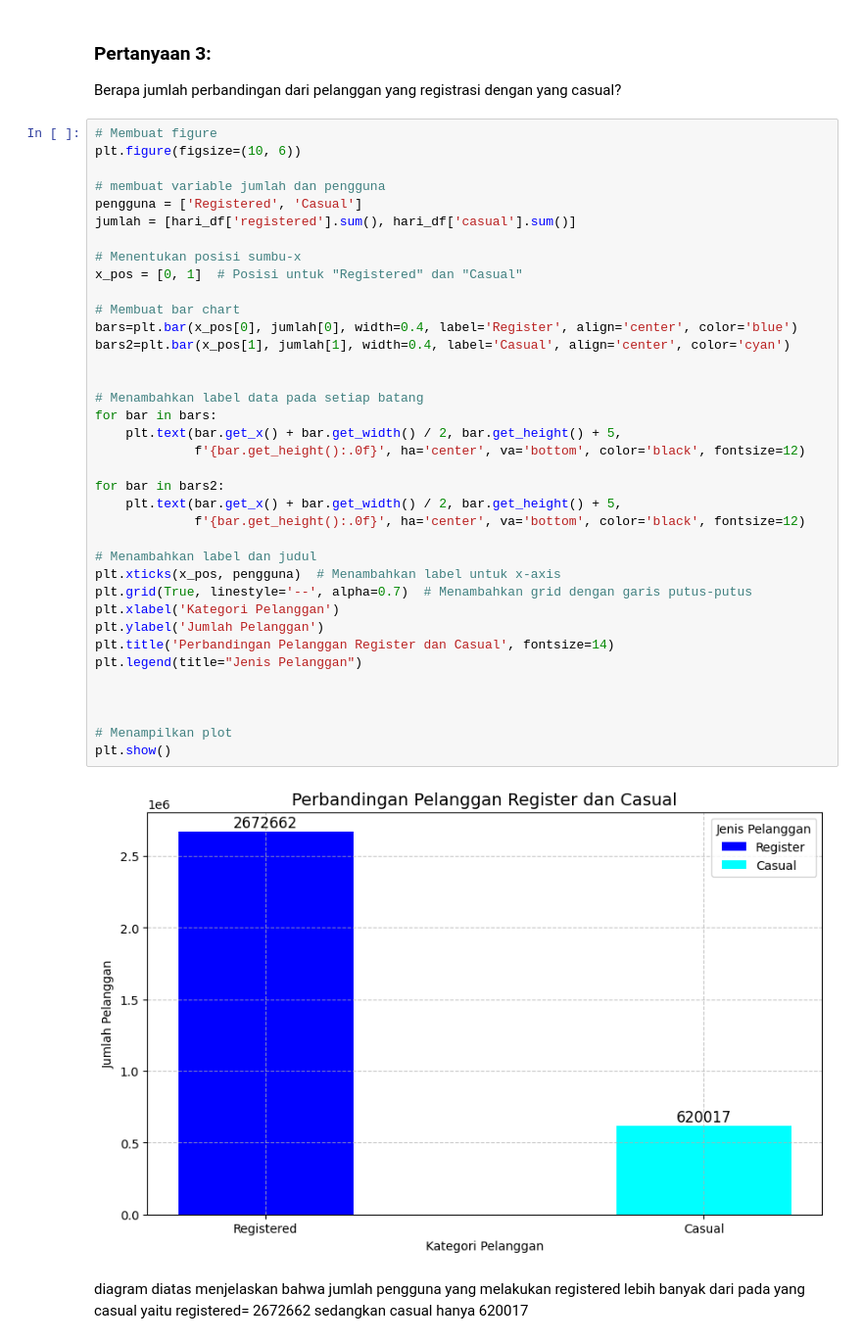
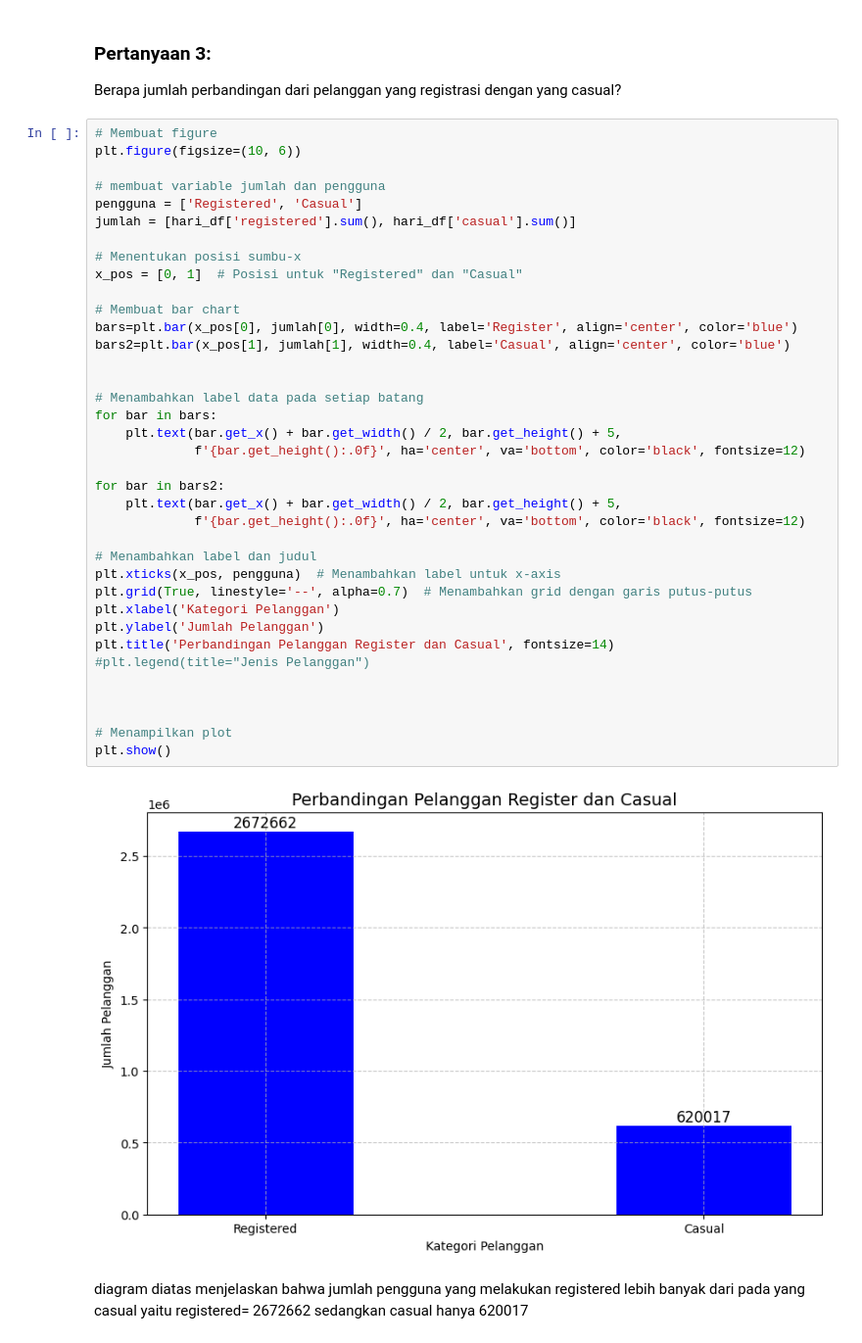
Before and after one commit to JikLang96/Proyek_Analisa_Data, a Jupyter notebook: Notebook.ipynb, the cells around one changed output. Shown at 98% size. Saved outputs shown, nothing was run; the diff lists cells and outputs as text.

```diff
--- a/Notebook.ipynb
+++ b/Notebook.ipynb
@@ -460,36 +434,36 @@ pengguna = ['Registered', 'Casual']
 jumlah = [hari_df['registered'].sum(), hari_df['casual'].sum()]
 
 # Menentukan posisi sumbu-x
 x_pos = [0, 1]  # Posisi untuk "Registered" dan "Casual"
 
 # Membuat bar chart
 bars=plt.bar(x_pos[0], jumlah[0], width=0.4, label='Register', align='center', color='blue')
-bars2=plt.bar(x_pos[1], jumlah[1], width=0.4, label='Casual', align='center', color='cyan')
+bars2=plt.bar(x_pos[1], jumlah[1], width=0.4, label='Casual', align='center', color='blue')
 
 
 # Menambahkan label data pada setiap batang
 for bar in bars:
     plt.text(bar.get_x() + bar.get_width() / 2, bar.get_height() + 5,
              f'{bar.get_height():.0f}', ha='center', va='bottom', color='black', fontsize=12)
 
 for bar in bars2:
     plt.text(bar.get_x() + bar.get_width() / 2, bar.get_height() + 5,
              f'{bar.get_height():.0f}', ha='center', va='bottom', color='black', fontsize=12)
 
 # Menambahkan label dan judul
 plt.xticks(x_pos, pengguna)  # Menambahkan label untuk x-axis
 plt.grid(True, linestyle='--', alpha=0.7)  # Menambahkan grid dengan garis putus-putus
 plt.xlabel('Kategori Pelanggan')
 plt.ylabel('Jumlah Pelanggan')
 plt.title('Perbandingan Pelanggan Register dan Casual', fontsize=14)
-plt.legend(title="Jenis Pelanggan")
+#plt.legend(title="Jenis Pelanggan")
 
 
 
 # Menampilkan plot
 plt.show()
 # %% [output]
-[figure, old version]
+[figure, new version]
 # %% [markdown]
 diagram diatas menjelaskan bahwa jumlah pengguna yang melakukan registered lebih banyak dari pada yang casual yaitu registered= 2672662 sedangkan casual hanya 620017
 # %% [markdown]
```
Also changed, not shown: parts of 5 cells of this notebook, 1 other file.
